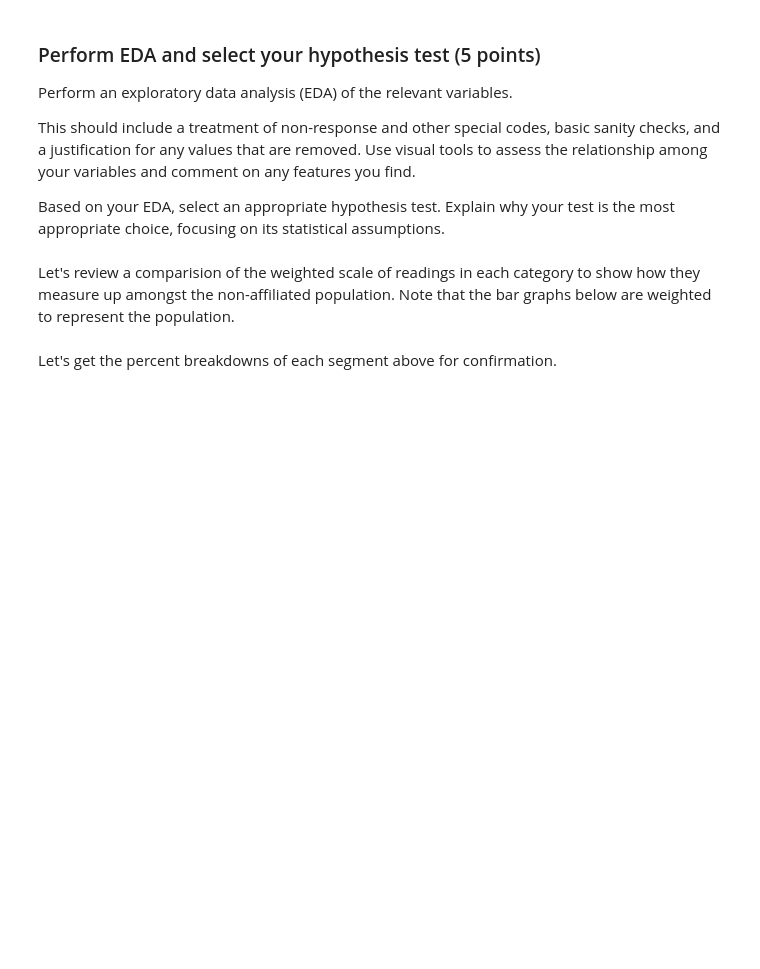
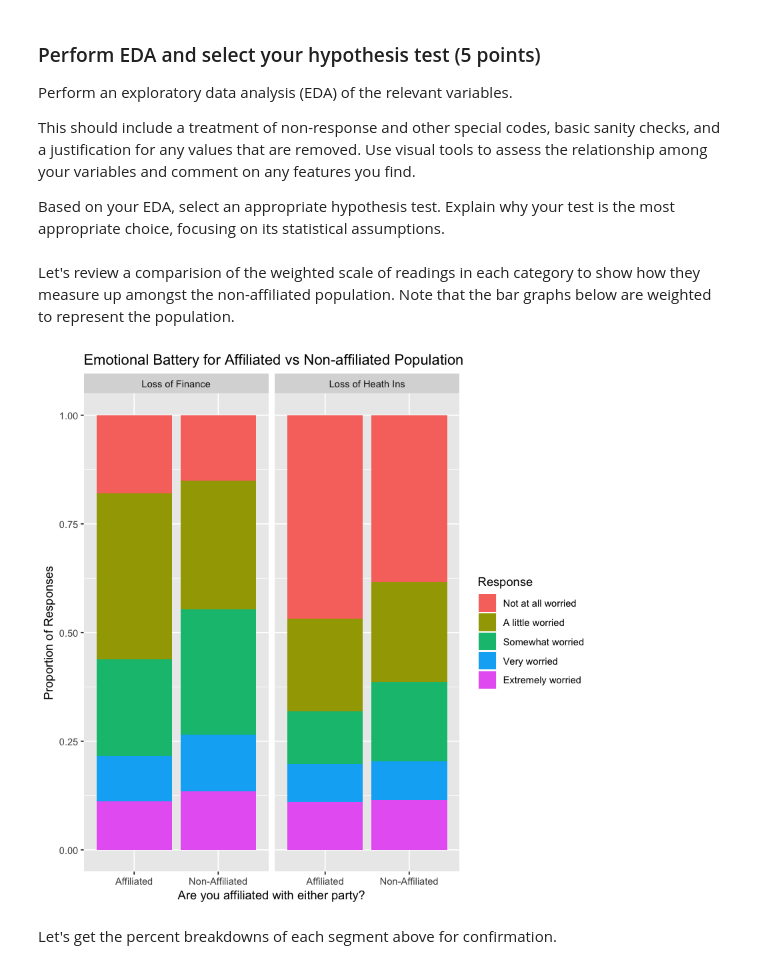
Before and after one commit to kevin-hartman/MIDS_W203_5_Hartman_Leung_Lab2, a Jupyter notebook: Hartman_Leung_lab_2.ipynb, the cells around one changed output. Cells and saved outputs as stored; diff of their text form; code cells hidden in the pictures; blank space fills up the shorter version.

```diff
--- a/Hartman_Leung_lab_2.ipynb
+++ b/Hartman_Leung_lab_2.ipynb
@@ -1008,10 +995,28 @@ df_combo=rbind(tab_angry, tab_fearful)
+# %%
+tab_aca <- as.data.frame(tab_a) %>%
+  group_by(affiliated) %>%
+  mutate(n_Category = sum(Freq), Prop_affiliated = Freq / n_Category) %>%
+  ungroup()
+tab_aca <- tab_aca %>% rename(Response=lose_health)
+# %%
+tab_finance <- as.data.frame(tab_f) %>%
+  group_by(affiliated) %>%
+  mutate(n_Category = sum(Freq), Prop_affiliated = Freq / n_Category) %>%
+  ungroup()
+tab_finance <- tab_finance %>% rename(Response=lose_finance)
+# %%
+tab_aca$category<-"Loss of Heath Ins"
+tab_finance$category<-"Loss of Finance"
+df_combo=rbind(tab_aca, tab_finance)
 # %%
 # Create a segmented bar graph
 ggplot(data = df_combo,
-       mapping = aes(x = voted_in_18, y = Prop_voted_in_18, fill = Response)) +
+       mapping = aes(x = affiliated, y = Prop_affiliated, fill = Response)) +
   facet_wrap(~ category) +
   geom_col() +
- labs(title="Emotional Battery for Non-affiliated Population", y="Proportion of Responses", x="Do you identify with either party?")
+ labs(title="Emotional Battery for Affiliated vs Non-affiliated Population", y="Proportion of Responses", x="Are you affiliated with either party?")
+# %% [output]
+[figure, added]
 # %% [markdown]
 Let's get the percent breakdowns of each segment above for confirmation.
 # %%
```
Also changed, not shown: parts of 5 cells of this notebook.
